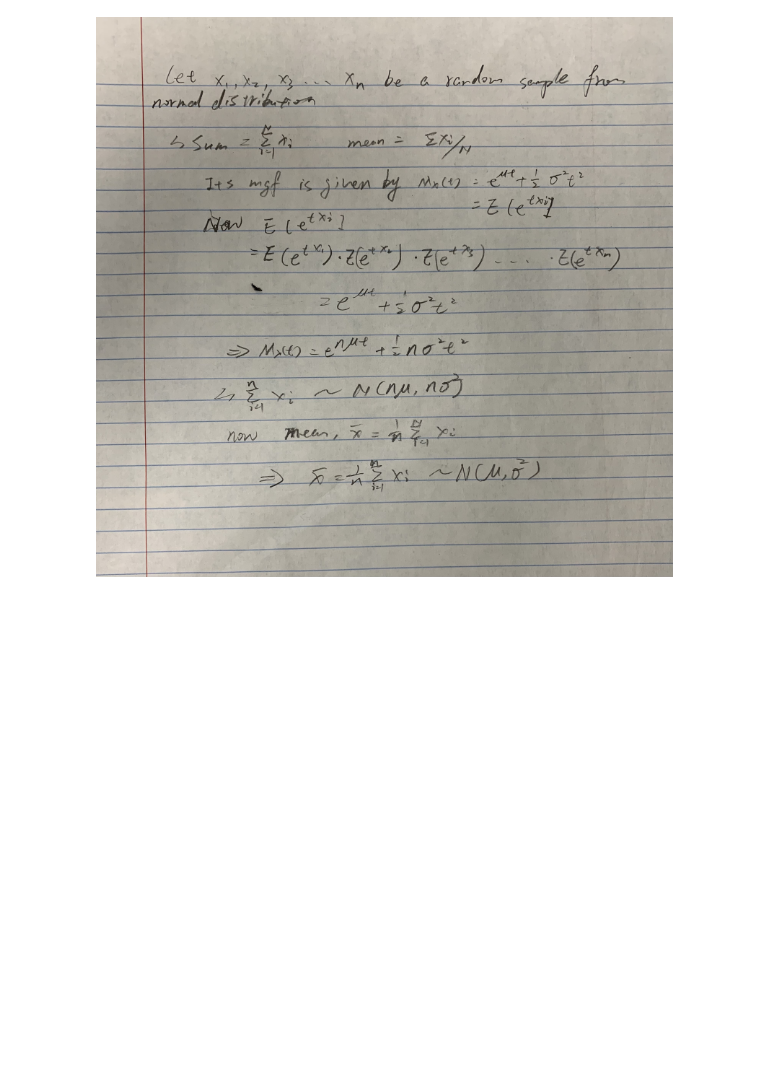
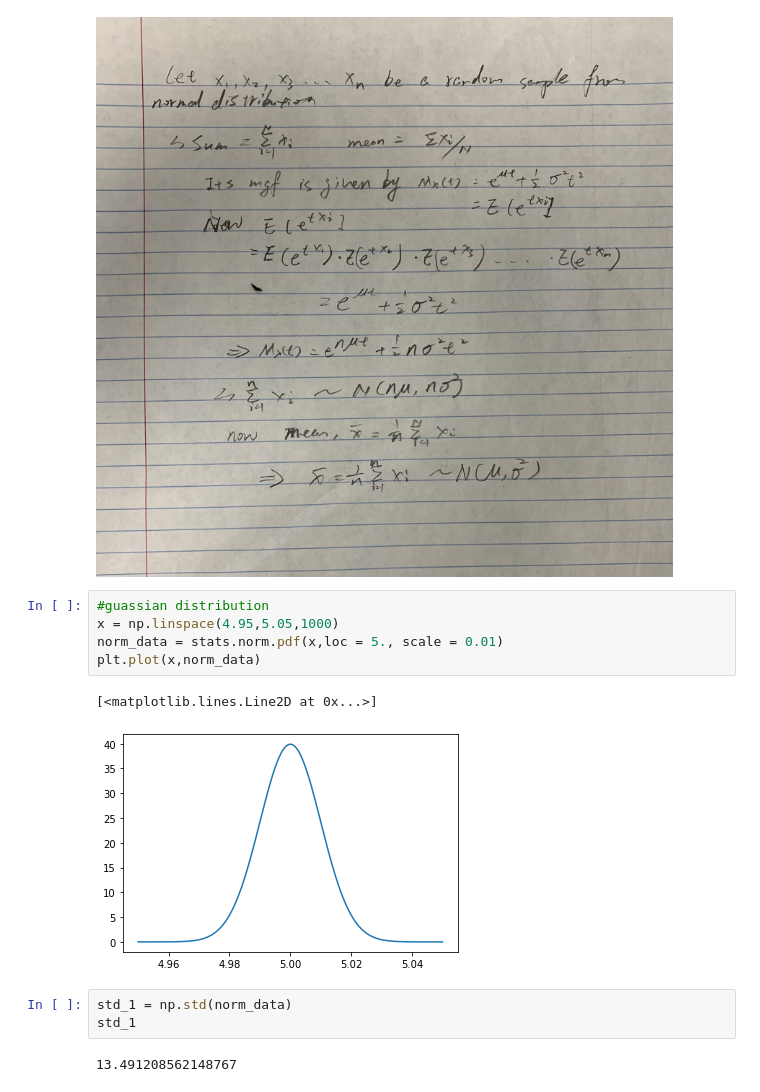
Before and after one commit to Mengjun74/lab, a Jupyter notebook: hw2.ipynb, the cells around one changed output. Drawn from its saved outputs; the diff is of its cells as text; blank space fills up the shorter version.

```diff
--- a/hw2.ipynb
+++ b/hw2.ipynb
@@ -144,3 +94,16 @@ from IPython.display import Image
 Image("hw2_Q5.png")
 # %% [output]
 [figure]
+# %%
+#guassian distribution
+x = np.linspace(4.95,5.05,1000)
+norm_data = stats.norm.pdf(x,loc = 5., scale = 0.01)
+plt.plot(x,norm_data)
+# %% [output]
+[<matplotlib.lines.Line2D at 0x...>]
+[figure, added]
+# %%
+std_1 = np.std(norm_data)
+std_1
+# %% [output]
+13.491208562148767
```
Also changed, not shown: parts of 19 cells of this notebook, 2 other files.
